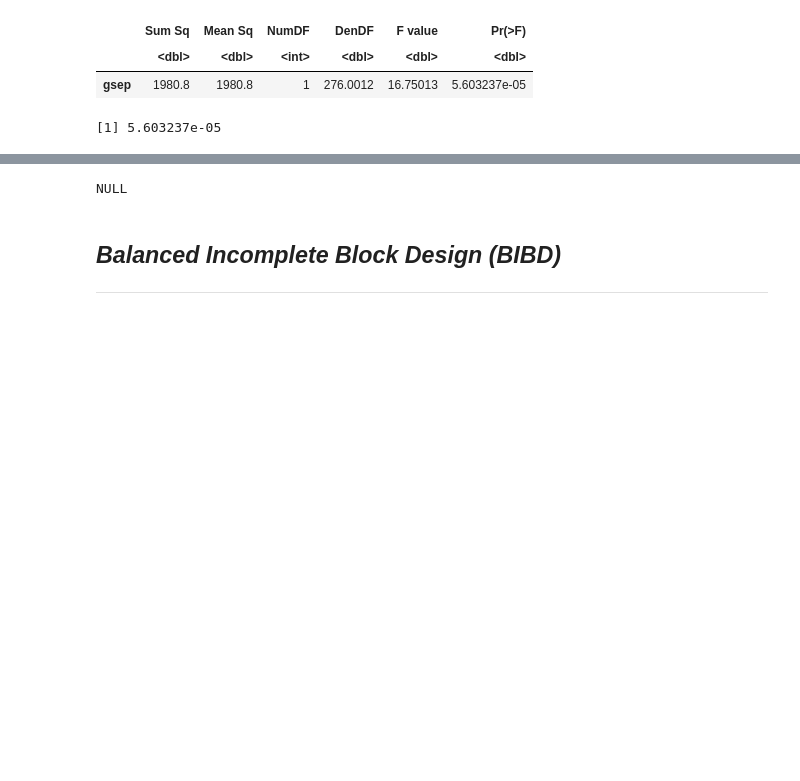
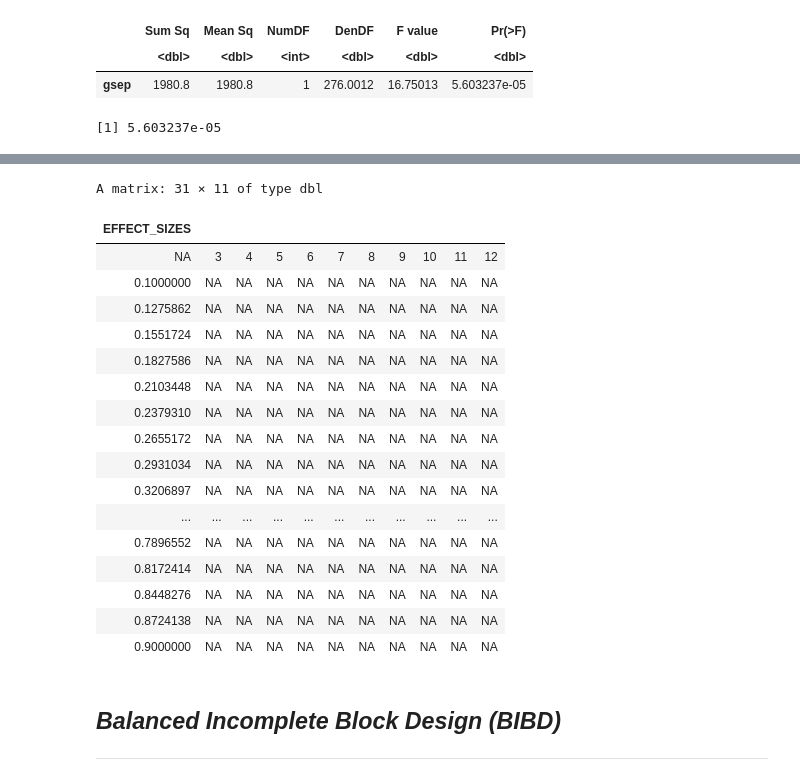
Before and after one commit to anoban/wsu, a Jupyter notebook: power/powerR.ipynb, the cells around one changed output, grey strips where cells are left out. Drawn from its saved outputs; the diff is of its cells as text; code cells hidden in the pictures; blank space fills up the shorter version.

```diff
--- a/power/powerR.ipynb
+++ b/power/powerR.ipynb
@@ -59,7 +59,7 @@ EFFECT_SIZES <- seq(from = 0.1, to = 0.9, length.out = 30) # range of effect siz
 NITERATIONS <- 1000 # number of iterations to compute the proportion of times we had the defired effect?????
 # %%
 # a matrix to store our power values for each effect size and each number of reps
-power <- matrix(ncol = length(NREPLICATES), nrow = length(EFFECT_SIZES))
+power_mat <- matrix(ncol = length(NREPLICATES), nrow = length(EFFECT_SIZES))
 # %%
 # trial model fitting with
 
@@ -202,7 +201,7 @@ for (i in seq_along(NREPLICATES)) {
         # allopatric vs sympatric becomes our fixed effect => ~gsep and seed and soil origins become our (non nested) random effects
         # https://stats.stackexchange.com/questions/674034/statistical-test-for-significance-of-mean-differences-between-two-groups
         # in the matrix called power, rows are effect sizes and columns are number of reps
-        power[j, i] <- power(dataset = data, niters = NITERATIONS, efsize = EFFECT_SIZES[j], ssize = ss, mn = MEAN_SRL, stdev = STD_SRL, bmask = bmask_sympatric)
+        power_mat[j, i] <- power(dataset = data, niters = NITERATIONS, efsize = EFFECT_SIZES[j], ssize = ss, mn = MEAN_SRL, stdev = STD_SRL, bmask = bmask_sympatric)
     }
 }
 
@@ -212,9 +209,27 @@ ERROR: Error in invokeRestart(r = "muffleWarning"): no 'restart' 'muffleWarning'
 # %%
 tm
 # %%
-findRestart("muffleWarning") # why?????
+rbind(c(NA, NREPLICATES), cbind(EFFECT_SIZES, power_mat)) # first row - number of replicates, first column - effect sizes
+# then just serialize it
 # %% [output]
-NULL
+A matrix: 31 × 11 of type dbl
+| EFFECT_SIZES |  |  |  |  |  |  |  |  |  |  |
+| NA | 3 | 4 | 5 | 6 | 7 | 8 | 9 | 10 | 11 | 12 |
+| 0.1000000 | NA | NA | NA | NA | NA | NA | NA | NA | NA | NA |
+| 0.1275862 | NA | NA | NA | NA | NA | NA | NA | NA | NA | NA |
+| 0.1551724 | NA | NA | NA | NA | NA | NA | NA | NA | NA | NA |
+| 0.1827586 | NA | NA | NA | NA | NA | NA | NA | NA | NA | NA |
+| 0.2103448 | NA | NA | NA | NA | NA | NA | NA | NA | NA | NA |
+| 0.2379310 | NA | NA | NA | NA | NA | NA | NA | NA | NA | NA |
+| 0.2655172 | NA | NA | NA | NA | NA | NA | NA | NA | NA | NA |
+| 0.2931034 | NA | NA | NA | NA | NA | NA | NA | NA | NA | NA |
+| 0.3206897 | NA | NA | NA | NA | NA | NA | NA | NA | NA | NA |
+| ... | ... | ... | ... | ... | ... | ... | ... | ... | ... | ... |
+| 0.7896552 | NA | NA | NA | NA | NA | NA | NA | NA | NA | NA |
+| 0.8172414 | NA | NA | NA | NA | NA | NA | NA | NA | NA | NA |
+| 0.8448276 | NA | NA | NA | NA | NA | NA | NA | NA | NA | NA |
+| 0.8724138 | NA | NA | NA | NA | NA | NA | NA | NA | NA | NA |
+| 0.9000000 | NA | NA | NA | NA | NA | NA | NA | NA | NA | NA |
 # %% [markdown]
 ## ___Balanced Incomplete Block Design (BIBD)___
 --------------------------------
```
Also changed, not shown: parts of 2 cells of this notebook.
